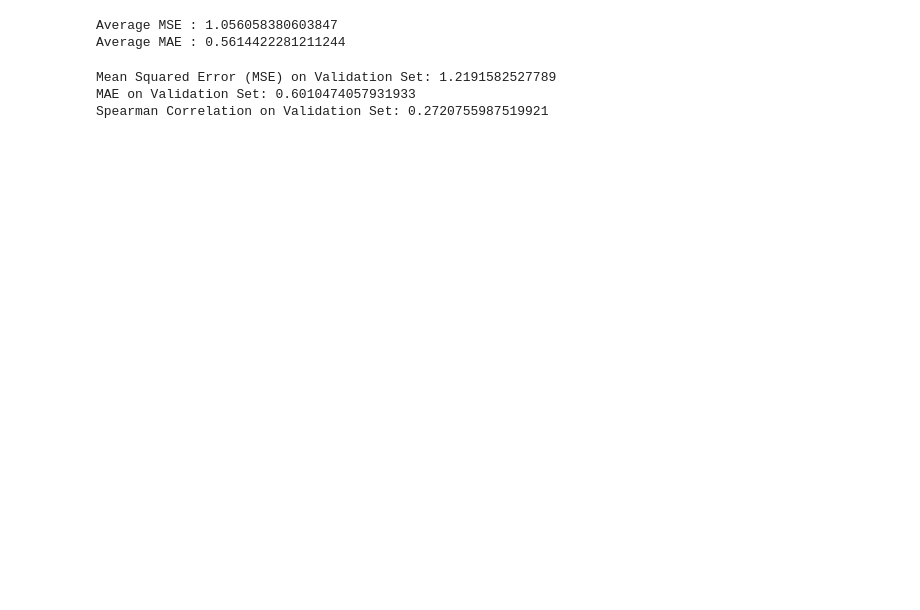
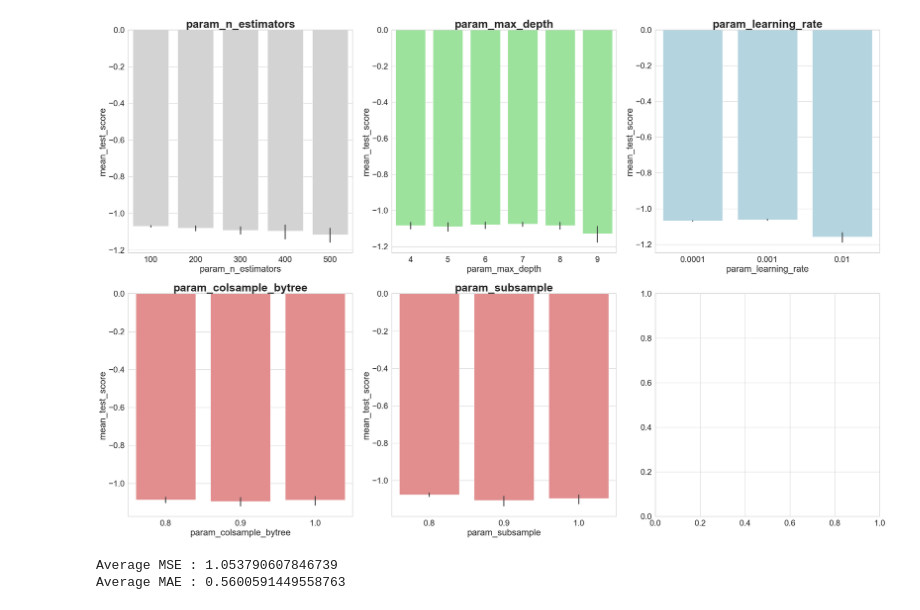
Before and after one commit to alexandra-pricop/EnsembleLearning, a Jupyter notebook: XGBoost.ipynb, the cells around one changed output. Saved outputs shown, nothing was run; the diff lists cells and outputs as text; code cells hidden in the pictures; blank space fills up the shorter version.

```diff
--- a/XGBoost.ipynb
+++ b/XGBoost.ipynb
@@ -153,12 +201,38 @@ Mean Cross-Validated Score: -1.056058380603847
+# %%
+#plot
+sns.set(style="whitegrid", color_codes=True, font_scale=2)
+fig, axs = plt.subplots(ncols=3, nrows=2)
+fig.set_size_inches(30, 20)
+
+sns.barplot(x='param_n_estimators', y='mean_test_score', data=rs_df, ax=axs[0, 0], color='lightgrey')
+axs[0, 0].set_title(label='param_n_estimators', size=30, weight='bold')
+
+sns.barplot(x='param_max_depth', y='mean_test_score', data=rs_df, ax=axs[0, 1], color='lightgreen')
+axs[0, 1].set_title(label='param_max_depth', size=30, weight='bold')
+
+sns.barplot(x='param_learning_rate', y='mean_test_score', data=rs_df, ax=axs[0, 2], color='lightblue')
+axs[0, 2].set_title(label='param_learning_rate', size=30, weight='bold')
+
+sns.barplot(x='param_colsample_bytree', y='mean_test_score', data=rs_df, ax=axs[1, 0], color='lightcoral')
+axs[1, 0].set_title(label='param_colsample_bytree', size=30, weight='bold')
+
+sns.barplot(x='param_subsample', y='mean_test_score', data=rs_df, ax=axs[1,1], color='lightcoral')
+axs[1, 1].set_title(label='param_subsample', size=30, weight='bold')
+
+plt.tight_layout()
+plt.show()
+# %% [output]
+[figure, added]
 # %%
-xgb_reg = XGBRegressor(objective='reg:squarederror', subsample= 0.8, n_estimators= 400, min_child_weight= 1, max_depth= 6, learning_rate= 0.001, gamma= 0, colsample_bytree= 0.8, random_state=42)
+selected_features = [feature[0] for feature in sorted_importances[:18]]
 
+xgb_reg = XGBRegressor(objective='reg:squarederror', subsample= 0.8, n_estimators= 400, max_depth= 9, learning_rate= 0.001, colsample_bytree= 0.8, random_state=42)
 
-mse_valid = cross_val_score(xgb_reg, x_train_imputed, y_train, scoring='neg_mean_squared_error', cv=5)
+mse_valid = cross_val_score(xgb_reg, x_train_imputed[selected_features], y_train, scoring='neg_mean_squared_error', cv=5)
 print(f'Average MSE : {-np.mean(mse_valid)}')
 
-mae_scores = cross_val_score(xgb_reg, x_train_imputed, y_train, scoring='neg_mean_absolute_error', cv=5)
+mae_scores = cross_val_score(xgb_reg, x_train_imputed[selected_features], y_train, scoring='neg_mean_absolute_error', cv=5)
 print(f'Average MAE : {-np.mean(mae_scores)}')
 # %% [output]
-Average MSE : 1.056058380603847
-Average MAE : 0.5614422281211244
+Average MSE : 1.053790607846739
+Average MAE : 0.5600591449558763
@@ -173,29 +239,2 @@ xgb_reg_selected = XGBRegressor(objective='reg:squarederror', random_state=42)
 # %%
 #grid search
-# %%
-from scipy.stats import spearmanr
-
-xgb_reg = XGBRegressor(objective='reg:squarederror', random_state=42, subsample= 0.8, n_estimators= 100, min_child_weight= 3, max_depth= 7, learning_rate= 0.1, gamma= 3, colsample_bytree= 1.0)
-
-xgb_reg.fit(X_train, y_train)
-
-y_pred_valid = xgb_reg.predict(X_valid)
-
-# Calculate Mean Squared Error (MSE) on the validation set
-mse_valid = mean_squared_error(y_valid, y_pred_valid)
-print(f'Mean Squared Error (MSE) on Validation Set: {mse_valid}')
-
-mape = np.mean(np.abs((y_valid.values - y_pred_valid) / y_valid.values)) * 100
-print(f'MAPE on Validation Set: {mape}')
-
-spearman_corr, _ = spearmanr(y_valid, y_pred_valid)
-print(f'Spearman Correlation on Validation Set: {spearman_corr}')
-
-#Best scores
-#Mean Squared Error (MSE) on Validation Set: 7.784999248354407
-#MAPE on Validation Set: 2.8618653631144144
-#R-squared (R2) on Validation Set: 0.46214444261207904
-# %% [output]
-Mean Squared Error (MSE) on Validation Set: 1.2191582527789
-MAE on Validation Set: 0.6010474057931933
-Spearman Correlation on Validation Set: 0.2720755987519921
```
Also changed, not shown: parts of 16 cells of this notebook.
